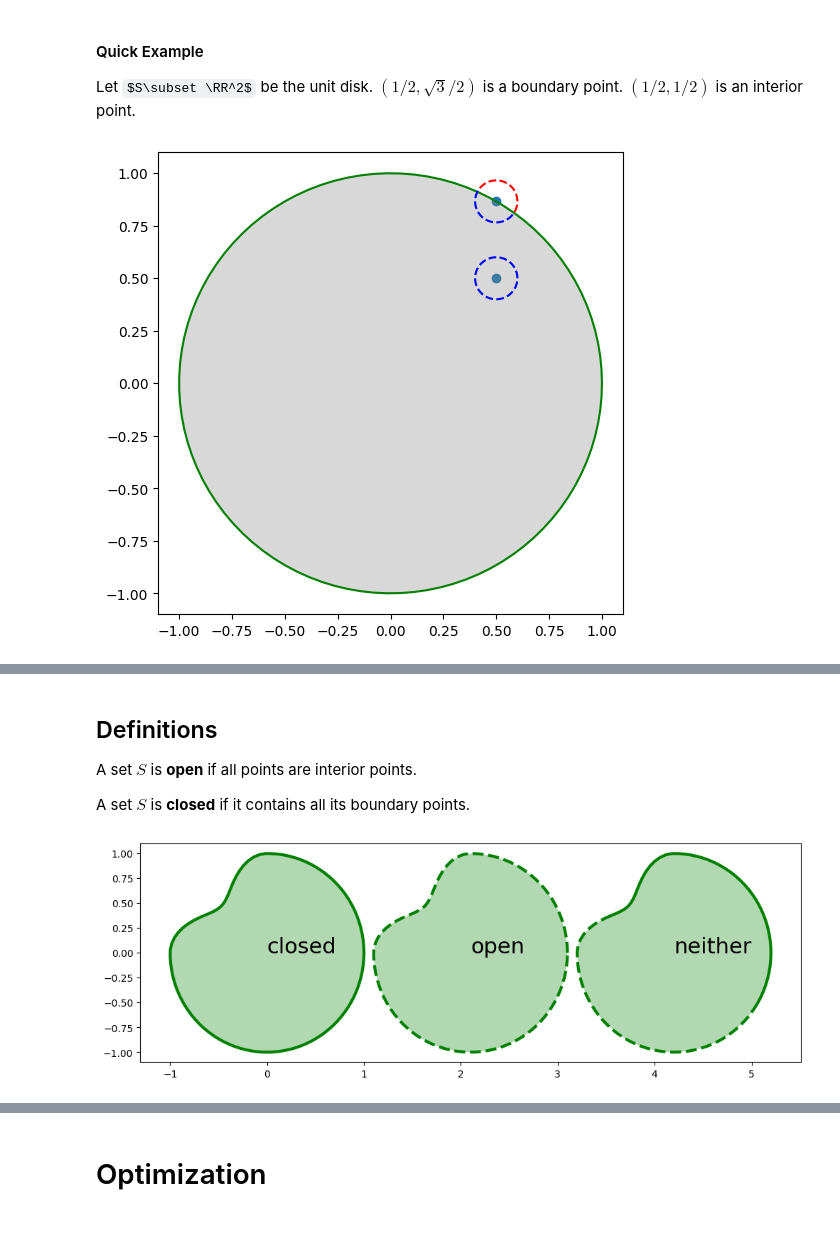
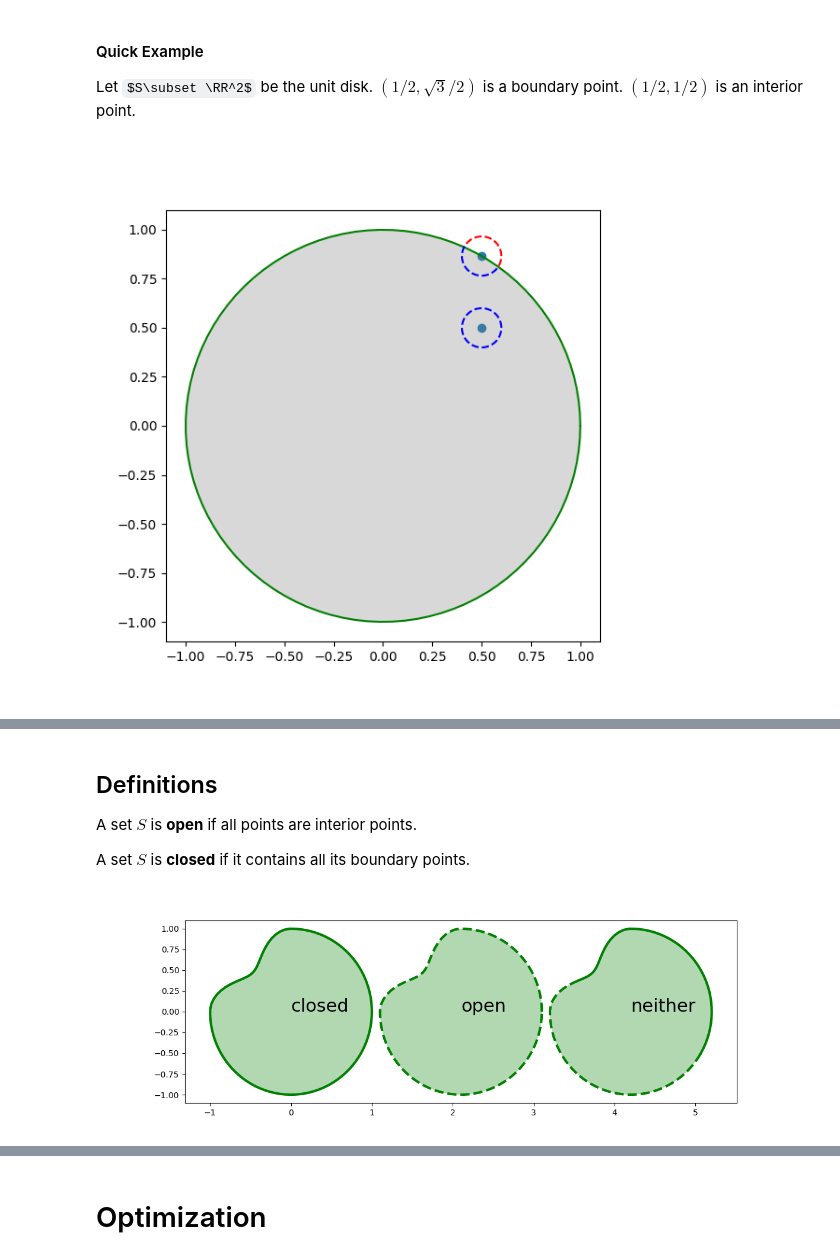
Before and after one commit to drewyoungren/mvc, a Jupyter notebook: lec/mvc-L12.ipynb, the cells around one changed output, grey strips where cells are left out. Cells and saved outputs as stored; diff of their text form; code cells hidden in the pictures; some formulas as TeX source; blank space fills up the shorter version.

Commit message:
Widgetize

```diff
--- a/lec/mvc-L12.ipynb
+++ b/lec/mvc-L12.ipynb
@@ -2,18 +2,17 @@
 import numpy as np
 import matplotlib.pyplot as plt
 from IPython.display import display, HTML, IFrame
-from ipywidgets import interact,fixed
+import ipywidgets as widgets
+from ipywidgets import interact, fixed, Dropdown, Checkbox, FloatSlider, IntSlider, Output, VBox, HBox
+
+from numpy import cos, sin, tan, arctan, exp, log, pi, array, linspace, arange, sqrt, meshgrid
+from numpy.linalg import norm
 from mpl_toolkits import mplot3d
-
-plt.rcParams["figure.figsize"] = [7, 7]
-
-from numpy.linalg import norm
-from numpy import cos,sin,tan,arctan,exp,log,pi,sqrt,linspace,meshgrid,array, arange
 from ipykernel.pylab.backend_inline import flush_figures
 
-%matplotlib inline
+%matplotlib widget
 
-plt.rcParams['figure.figsize'] = [8.0, 8.0]
+plt.rcParams['figure.figsize'] = [7.0, 7.0]
 
 
 # Uncomment the one that corresponds to your Jupyter theme
@@ -299,14 +522,14 @@ $\vec p$ is a **boundary point** of $S$ if for every $r>0$, there are points $\v
 Let $S\subset \RR^2$ be the unit disk. $\left(1/2,\sqrt{3}/2\right)$ is a boundary point. $(1/2,1/2)$ is an interior point.
 # %%
 t = np.linspace(0,np.pi*2,100)
-plt.figure(figsize=(6,6))
+plt.figure("Interior/Boundary", figsize=(6,6))
 plt.scatter((1/2,1/2),(1/2,sqrt(3)/2))
 plt.fill(cos(t),sin(t),'gray',alpha=.3)
 plt.plot(cos(t),sin(t),'-g',1/10*cos(t)+1/2,1/10*sin(t)+1/2,'--b')
 t=np.linspace(-pi/6,5*pi/6,50)
 plt.plot(1/10*cos(t)+1/2,1/10*sin(t)+sqrt(3)/2,'--r',-1/10*cos(t)+1/2,-1/10*sin(t)+sqrt(3)/2,'--b');
 # %% [output]
-[figure, old version]
+[figure, new version]
 # %% [markdown]
 <p style="padding-bottom:40%;"> </p>
 # %% [markdown]
@@ -316,27 +539,39 @@ A set $S$ is **open** if all points are interior points.
 
 A set $S$ is **closed** if it contains all its boundary points.
 # %%
-def rr(t):
-    if pi/2 < t < pi:
-        return 2/3+1/3*cos(2*t)**2
-    else:
-        return 1.
+def a(TITLE):
+    if TITLE in plt.get_figlabels():
+        plt.close(plt.figure(TITLE))
 
-rr = np.vectorize(rr)
+    plt.ioff()
+    fig,ax = plt.subplots(figsize=(12,4),num=TITLE)
+    plt.ion()
 
-t = np.linspace(0,np.pi*2,100)
-plt.figure(figsize=(12,4))
-plt.fill(rr(t)*cos(t),rr(t)*sin(t),'g',alpha=.3)
-plt.plot(rr(t)*cos(t),rr(t)*sin(t),'-g',2.1+rr(t)*cos(t),rr(t)*sin(t),'--g',lw=3)
-plt.fill(rr(t)*cos(t)+2.1,rr(t)*sin(t),'g',alpha=.3)
-plt.fill(rr(t)*cos(t)+2*2.1,rr(t)*sin(t),'g',alpha=.3)
-t=np.linspace(-pi/6,5*pi/6,50)
-plt.plot(4.2+rr(t)*cos(t),rr(t)*sin(t),'-g',4.2+rr(t+pi)*cos(t+pi),rr(t+pi)*sin(t+pi),'--g',lw=3);
-plt.text(2.1,0,"open",fontsize=22);
-plt.text(4.2,0,"neither",fontsize=22);
-plt.text(0,0,"closed",fontsize=22);
+    def rr(t):
+        if pi/2 < t < pi:
+            return 2/3+1/3*cos(2*t)**2
+        else:
+            return 1.
+
+    rr = np.vectorize(rr)
+
+    t = np.linspace(0,np.pi*2,100)
+    plt.fill(rr(t)*cos(t),rr(t)*sin(t),'g',alpha=.3)
+    plt.plot(rr(t)*cos(t),rr(t)*sin(t),'-g',2.1+rr(t)*cos(t),rr(t)*sin(t),'--g',lw=3)
+    plt.fill(rr(t)*cos(t)+2.1,rr(t)*sin(t),'g',alpha=.3)
+    plt.fill(rr(t)*cos(t)+2*2.1,rr(t)*sin(t),'g',alpha=.3)
+    t=np.linspace(-pi/6,5*pi/6,50)
+    plt.plot(4.2+rr(t)*cos(t),rr(t)*sin(t),'-g',4.2+rr(t+pi)*cos(t+pi),rr(t+pi)*sin(t+pi),'--g',lw=3);
+    plt.text(2.1,0,"open",fontsize=22);
+    plt.text(4.2,0,"neither",fontsize=22);
+    plt.text(0,0,"closed",fontsize=22);
+
+
+    return fig.canvas
+
+a("Open/Closed")
 # %% [output]
-[figure, old version]
+[figure, new version]
 # %% [markdown]
 <p style="padding-bottom:40%;"> </p>
 # %% [markdown]
```
Also changed, not shown: parts of 15 cells of this notebook.
